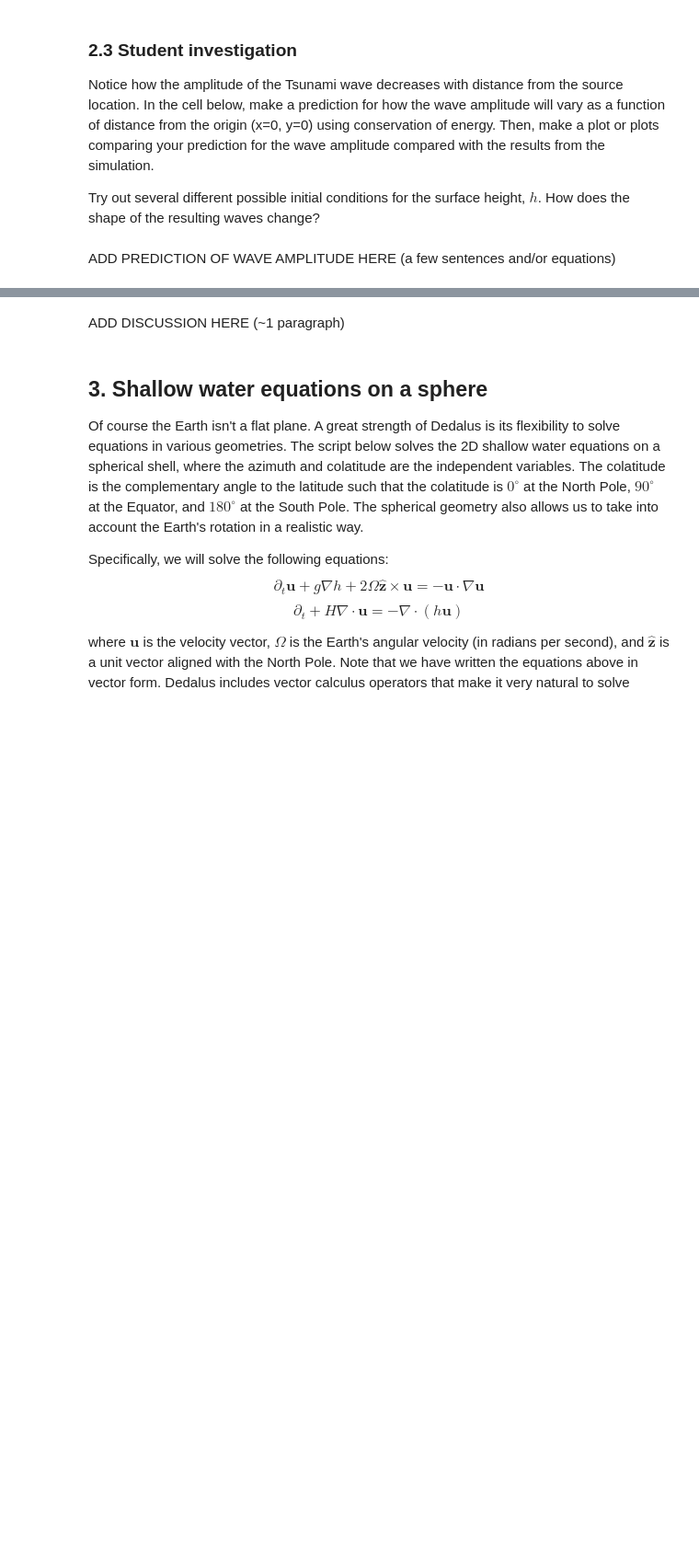
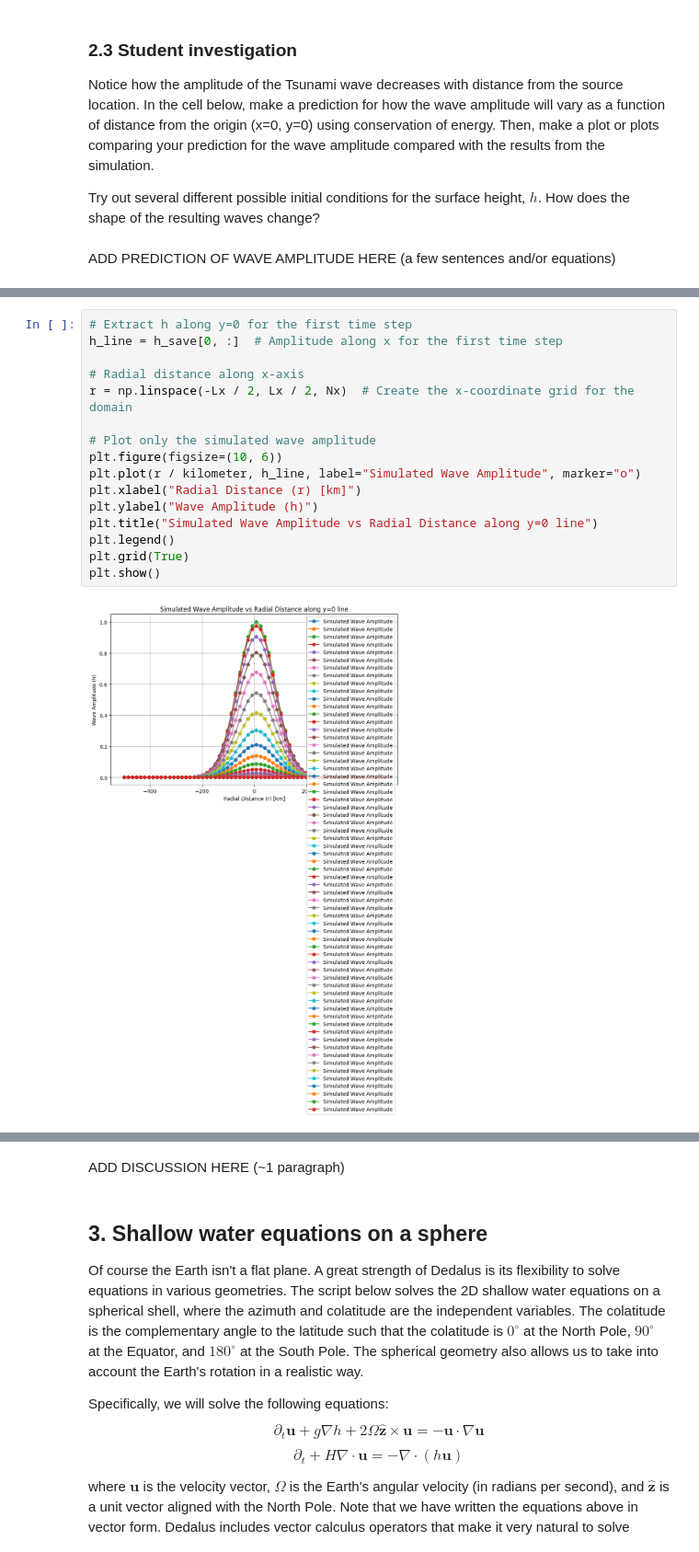
Before and after one commit to yu-huang-1/QCES, a Jupyter notebook: Project3_tsunami.ipynb, the cells around one changed output, grey strips where cells are left out. Shown at 92% size. Drawn from its saved outputs; the diff is of its cells as text; blank space fills up the shorter version.

```diff
--- a/Project3_tsunami.ipynb
+++ b/Project3_tsunami.ipynb
@@ -459,0 +500,18 @@ ADD PREDICTION OF WAVE AMPLITUDE HERE (a few sentences and/or equations)
+# %%
+# Extract h along y=0 for the first time step
+h_line = h_save[0, :]  # Amplitude along x for the first time step
+
+# Radial distance along x-axis
+r = np.linspace(-Lx / 2, Lx / 2, Nx)  # Create the x-coordinate grid for the domain
+
+# Plot only the simulated wave amplitude
+plt.figure(figsize=(10, 6))
+plt.plot(r / kilometer, h_line, label="Simulated Wave Amplitude", marker="o")
+plt.xlabel("Radial Distance (r) [km]")
+plt.ylabel("Wave Amplitude (h)")
+plt.title("Simulated Wave Amplitude vs Radial Distance along y=0 line")
+plt.legend()
+plt.grid(True)
+plt.show()
+# %% [output]
+[figure, added]
```
Also changed, not shown: parts of 7 cells of this notebook.
